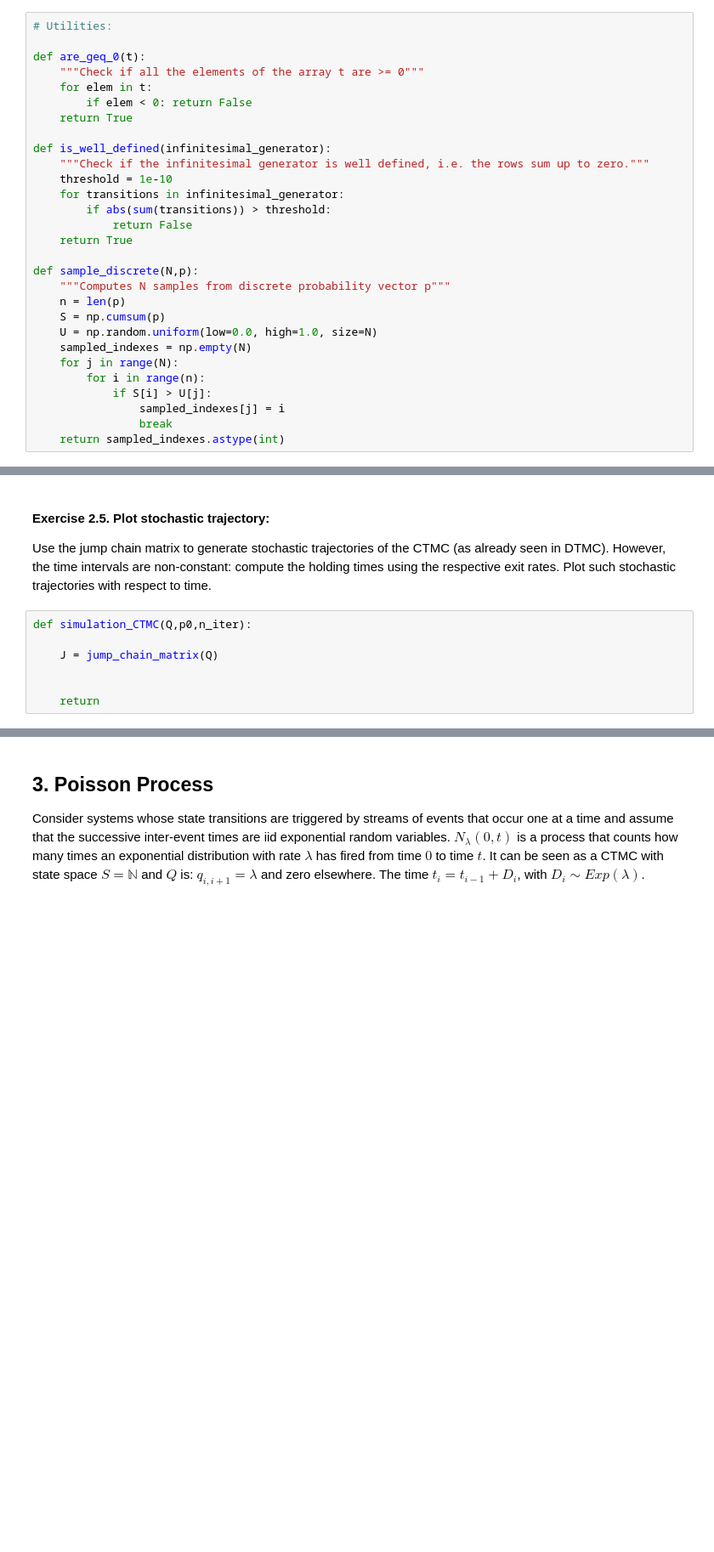
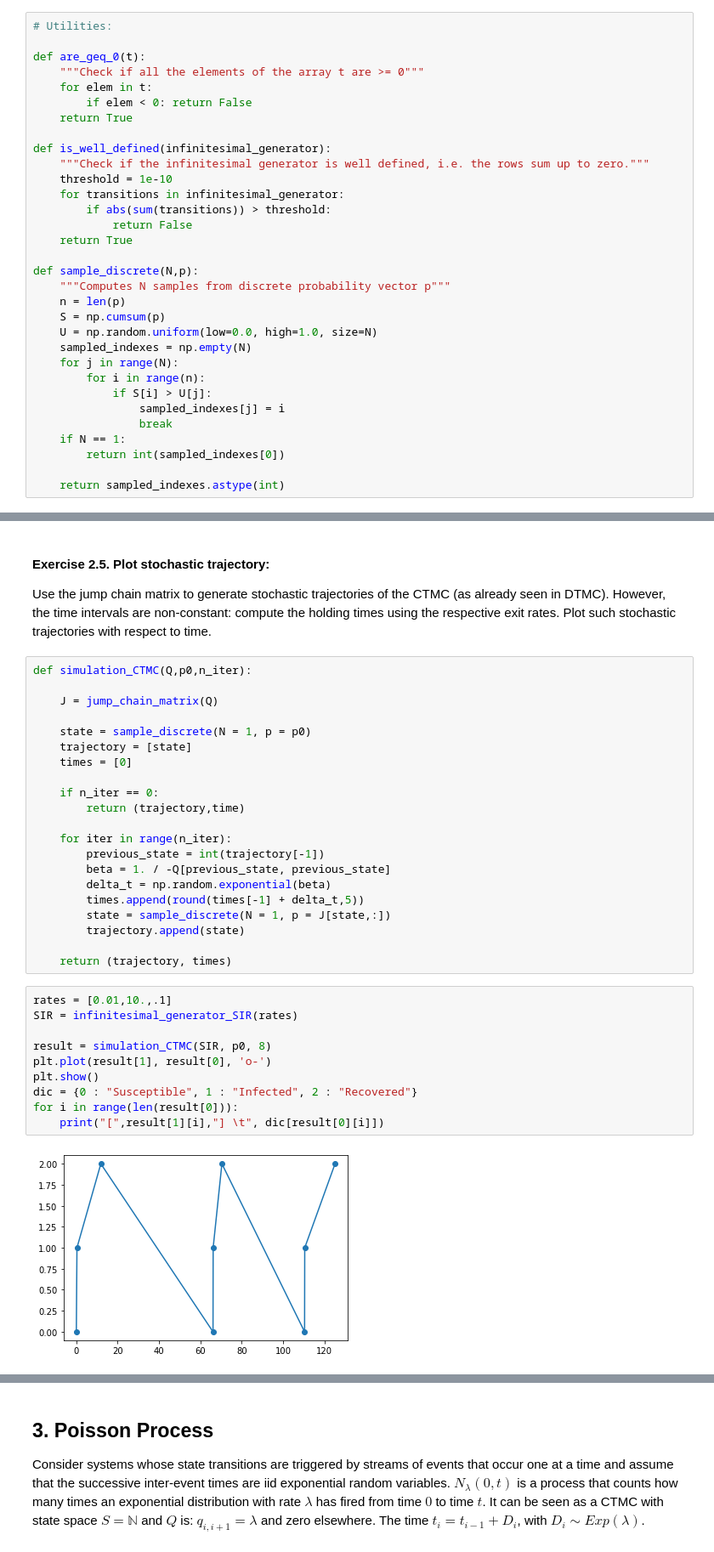
Before and after one commit to cima22/stochastic_modelling_and_simulation, a Jupyter notebook: ctmc/CTMC Lab_2022.ipynb, the cells around one changed output, grey strips where cells are left out. Shown at 85% size. Cells and saved outputs as stored; diff of their text form; blank space fills up the shorter version.

```diff
--- a/ctmc/CTMC Lab_2022.ipynb
+++ b/ctmc/CTMC Lab_2022.ipynb
@@ -29,6 +29,9 @@ def sample_discrete(N,p):
             if S[i] > U[j]:
                 sampled_indexes[j] = i
                 break
+    if N == 1:
+        return int(sampled_indexes[0])
+
     return sampled_indexes.astype(int)
 # %% [markdown]
 # CTMC
@@ -227,10 +226,36 @@ plt.legend()
 #### Exercise 2.5. Plot stochastic trajectory:
 
 Use the jump chain matrix to generate stochastic trajectories of the CTMC (as already seen in DTMC). However, the time intervals are non-constant: compute the holding times using the respective exit rates. Plot such stochastic trajectories with respect to time.
-# %%
-def simulation_CTMC(Q,p0,n_iter):
-
-    J = jump_chain_matrix(Q)
-
-
-    return
+# %%
+def simulation_CTMC(Q,p0,n_iter):
+
+    J = jump_chain_matrix(Q)
+
+    state = sample_discrete(N = 1, p = p0)
+    trajectory = [state]
+    times = [0]
+
+    if n_iter == 0:
+        return (trajectory,time)
+
+    for iter in range(n_iter):
+        previous_state = int(trajectory[-1])
+        beta = 1. / -Q[previous_state, previous_state]
+        delta_t = np.random.exponential(beta)
+        times.append(round(times[-1] + delta_t,5))
+        state = sample_discrete(N = 1, p = J[state,:])
+        trajectory.append(state)
+
+    return (trajectory, times)
+# %%
+rates = [0.01,10.,.1]
+SIR = infinitesimal_generator_SIR(rates)
+
+result = simulation_CTMC(SIR, p0, 8)
+plt.plot(result[1], result[0], 'o-')
+plt.show()
+dic = {0 : "Susceptible", 1 : "Infected", 2 : "Recovered"}
+for i in range(len(result[0])):
+    print("[",result[1][i],"] \t", dic[result[0][i]])
+# %% [output]
+[figure, added]
```
Also changed, not shown: parts of 9 cells of this notebook, 1 other file.
